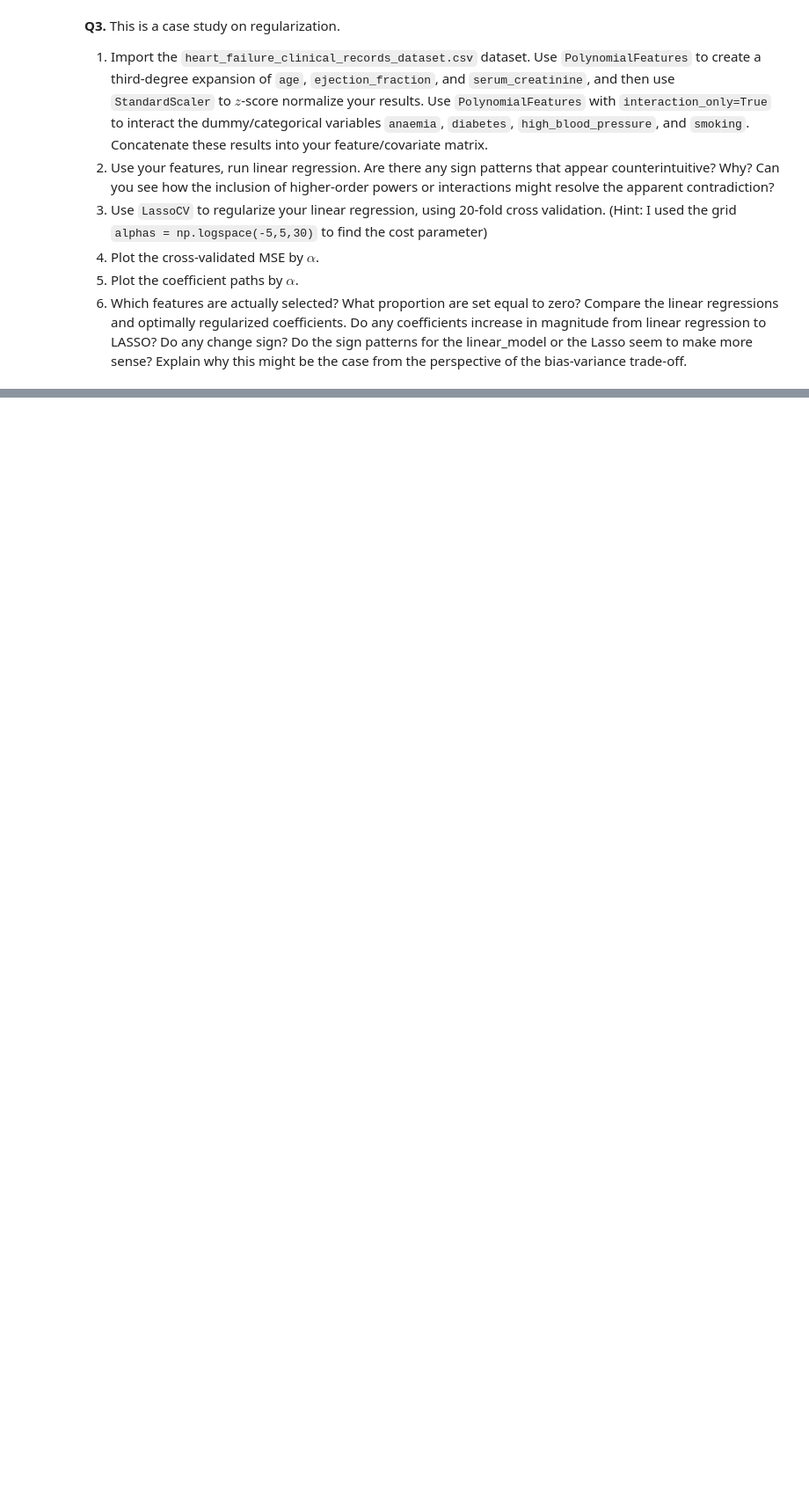
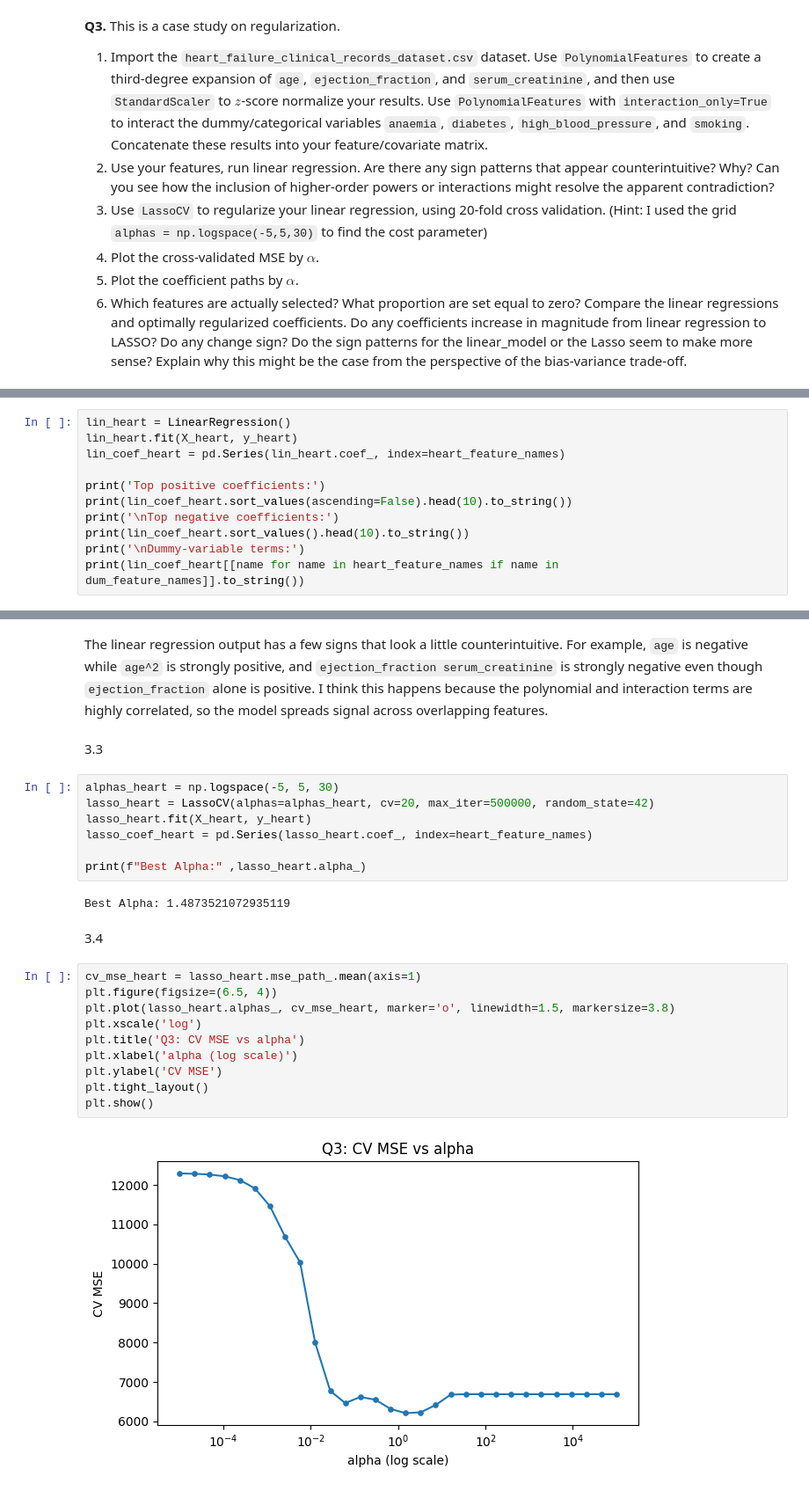
Before and after one commit to danieljson15/undergrad_ml_assignments, a Jupyter notebook: 04_assignment_regularization.ipynb, the cells around one changed output, grey strips where cells are left out. Shown at 88% size. Saved outputs shown, nothing was run; the diff lists cells and outputs as text; blank space fills up the shorter version.

```diff
--- a/04_assignment_regularization.ipynb
+++ b/04_assignment_regularization.ipynb
@@ -44,0 +184,11 @@
+# %%
+lin_heart = LinearRegression()
+lin_heart.fit(X_heart, y_heart)
+lin_coef_heart = pd.Series(lin_heart.coef_, index=heart_feature_names)
+
+print('Top positive coefficients:')
+print(lin_coef_heart.sort_values(ascending=False).head(10).to_string())
+print('\nTop negative coefficients:')
+print(lin_coef_heart.sort_values().head(10).to_string())
+print('\nDummy-variable terms:')
+print(lin_coef_heart[[name for name in heart_feature_names if name in dum_feature_names]].to_string())
@@ -44,0 +213,27 @@
+# %% [markdown]
+The linear regression output has a few signs that look a little counterintuitive. For example, `age` is negative while `age^2` is strongly positive, and `ejection_fraction serum_creatinine` is strongly negative even though `ejection_fraction` alone is positive. I think this happens because the polynomial and interaction terms are highly correlated, so the model spreads signal across overlapping features.
+# %% [markdown]
+3.3
+# %%
+alphas_heart = np.logspace(-5, 5, 30)
+lasso_heart = LassoCV(alphas=alphas_heart, cv=20, max_iter=500000, random_state=42)
+lasso_heart.fit(X_heart, y_heart)
+lasso_coef_heart = pd.Series(lasso_heart.coef_, index=heart_feature_names)
+
+print(f"Best Alpha:" ,lasso_heart.alpha_)
+# %% [output]
+Best Alpha: 1.4873521072935119
+# %% [markdown]
+3.4
+# %%
+cv_mse_heart = lasso_heart.mse_path_.mean(axis=1)
+plt.figure(figsize=(6.5, 4))
+plt.plot(lasso_heart.alphas_, cv_mse_heart, marker='o', linewidth=1.5, markersize=3.8)
+plt.xscale('log')
+plt.title('Q3: CV MSE vs alpha')
+plt.xlabel('alpha (log scale)')
+plt.ylabel('CV MSE')
+plt.tight_layout()
+plt.show()
+# %% [output]
+[figure, added]
```
Also changed, not shown: parts of 28 cells of this notebook.
